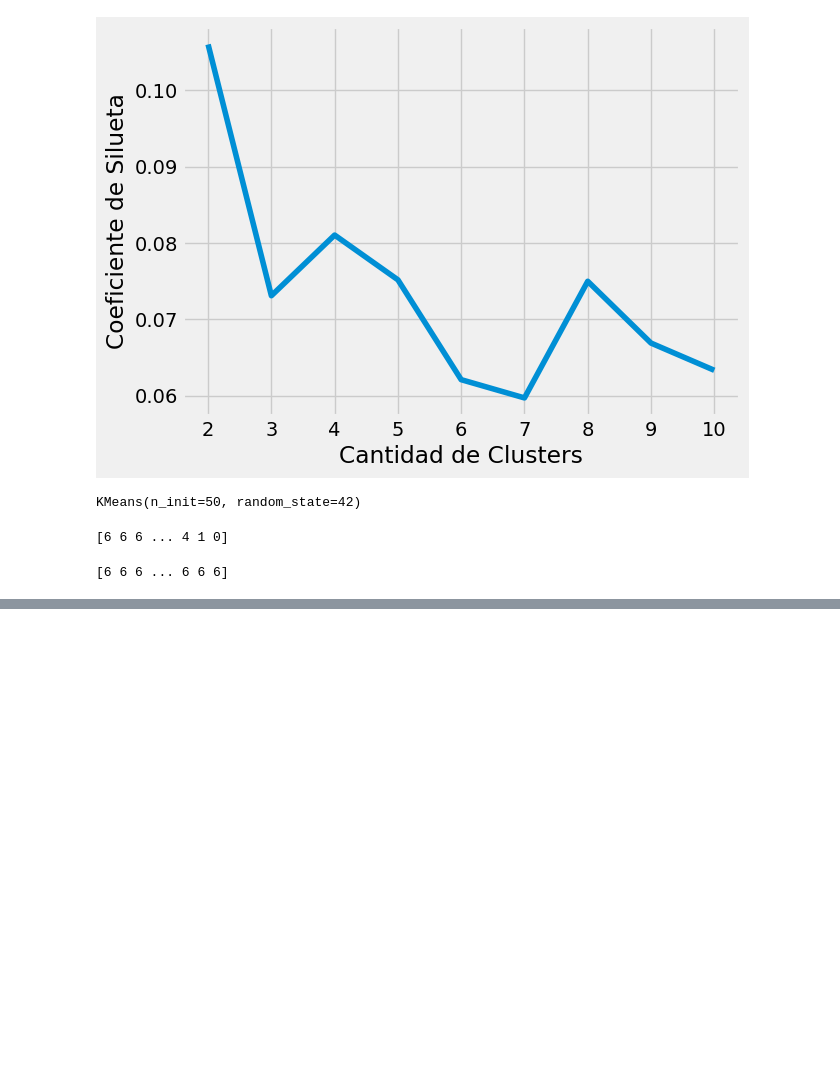
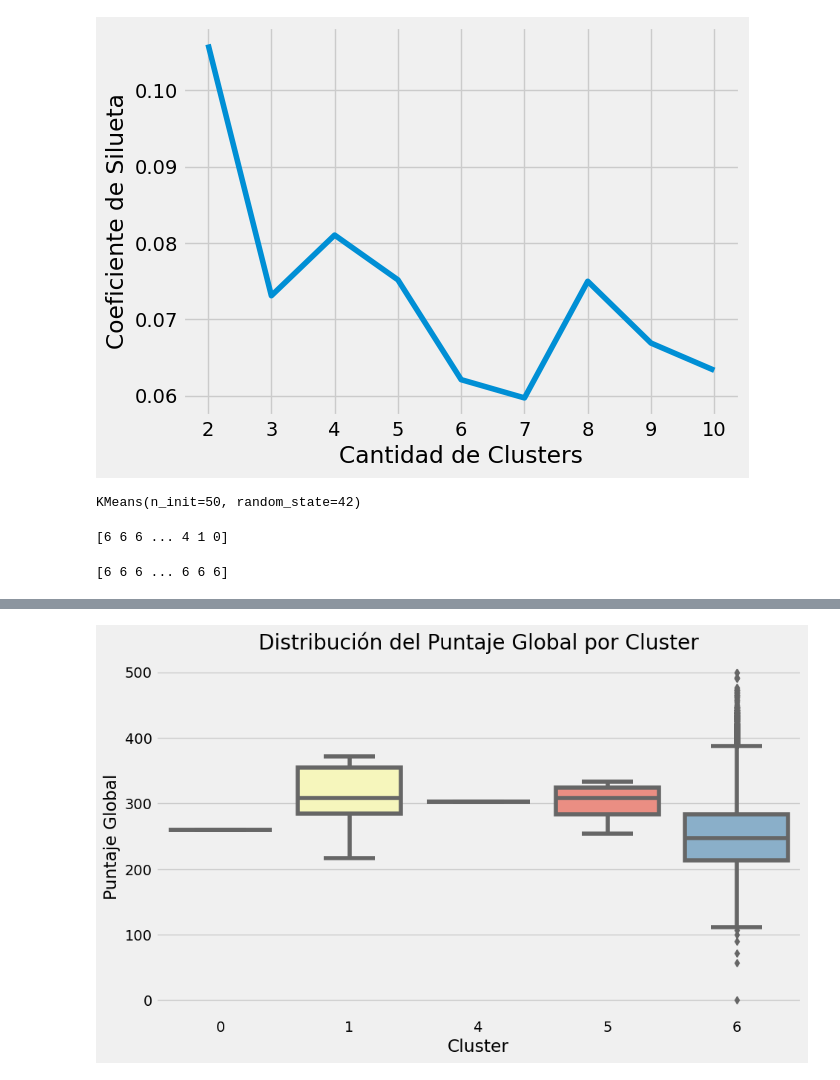
Before and after one commit to NnDz23/TFM, a Jupyter notebook: Notebook TFM.ipynb, the cells around one changed output, grey strips where cells are left out. Cells and saved outputs as stored; diff of their text form; code cells hidden in the pictures; blank space fills up the shorter version.

```diff
--- a/Notebook TFM.ipynb
+++ b/Notebook TFM.ipynb
@@ -1143,0 +743,14 @@ plt.show()
+# %%
+# Crear el boxplot
+plt.figure(figsize=(10, 6))
+sns.boxplot(x="cluster", y=columna_y, data=puntaje_global, palette="Set3")
+
+# Establecer los títulos y las etiquetas
+plt.title('Distribución del Puntaje Global por Cluster')
+plt.xlabel('Cluster')
+plt.ylabel('Puntaje Global')
+
+# Mostrar el gráfico
+plt.show()
+# %% [output]
+[figure, added]
```
Also changed, not shown: parts of 50 cells of this notebook.
